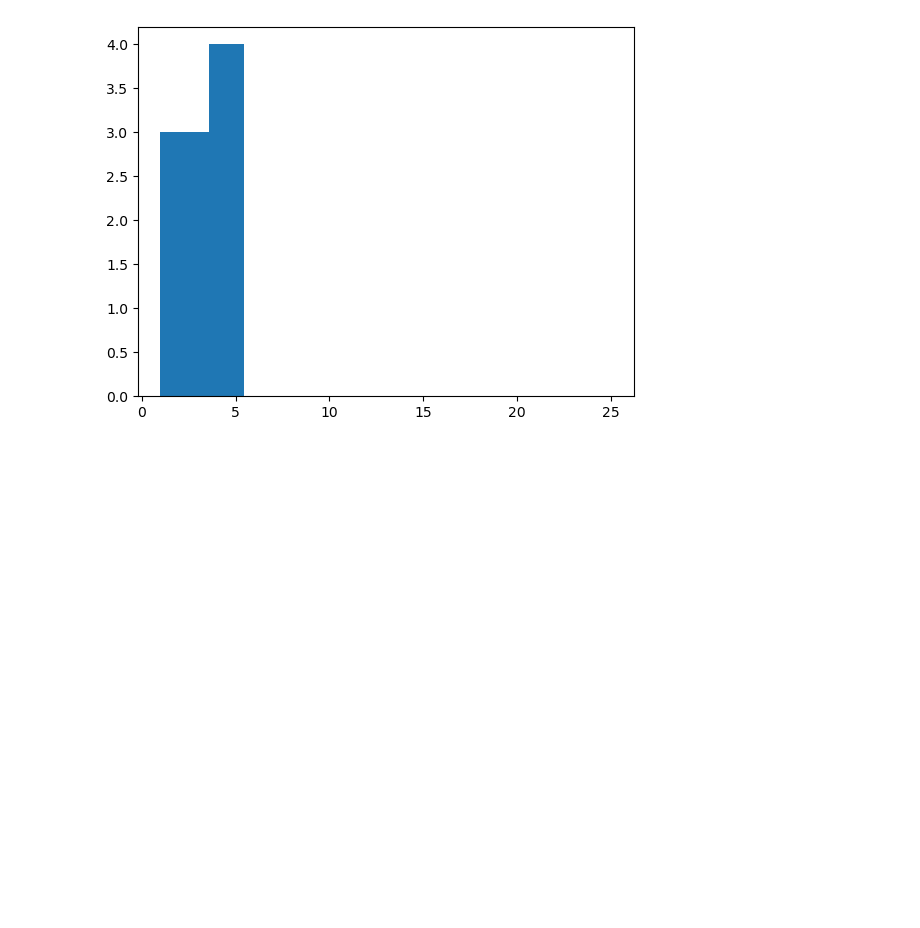
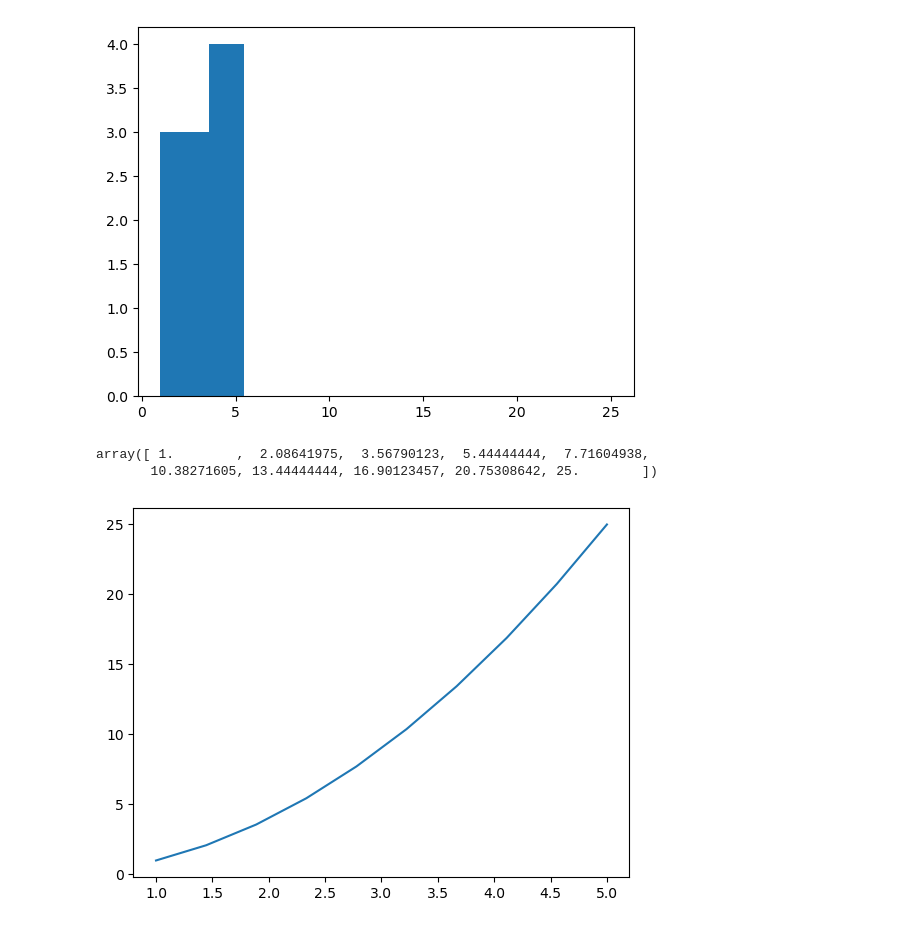
Before and after one commit to debmalya20/-Data-Visualization-, a Jupyter notebook: practice.ipynb, the cells around one changed output. Drawn from its saved outputs; the diff is of its cells as text; code cells hidden in the pictures; blank space fills up the shorter version.

```diff
--- a/practice.ipynb
+++ b/practice.ipynb
@@ -142,0 +146,12 @@ plt.hist(x,y)
+# %%
+x=np.linspace(1,5,10)
+x
+y=x**2
+y
+# %% [output]
+array([ 1.        ,  2.08641975,  3.56790123,  5.44444444,  7.71604938,
+       10.38271605, 13.44444444, 16.90123457, 20.75308642, 25.        ])
+# %%
+data=plt.plot(x,y)
+# %% [output]
+[figure, added]
```
Also changed, not shown: parts of 4 cells of this notebook.
